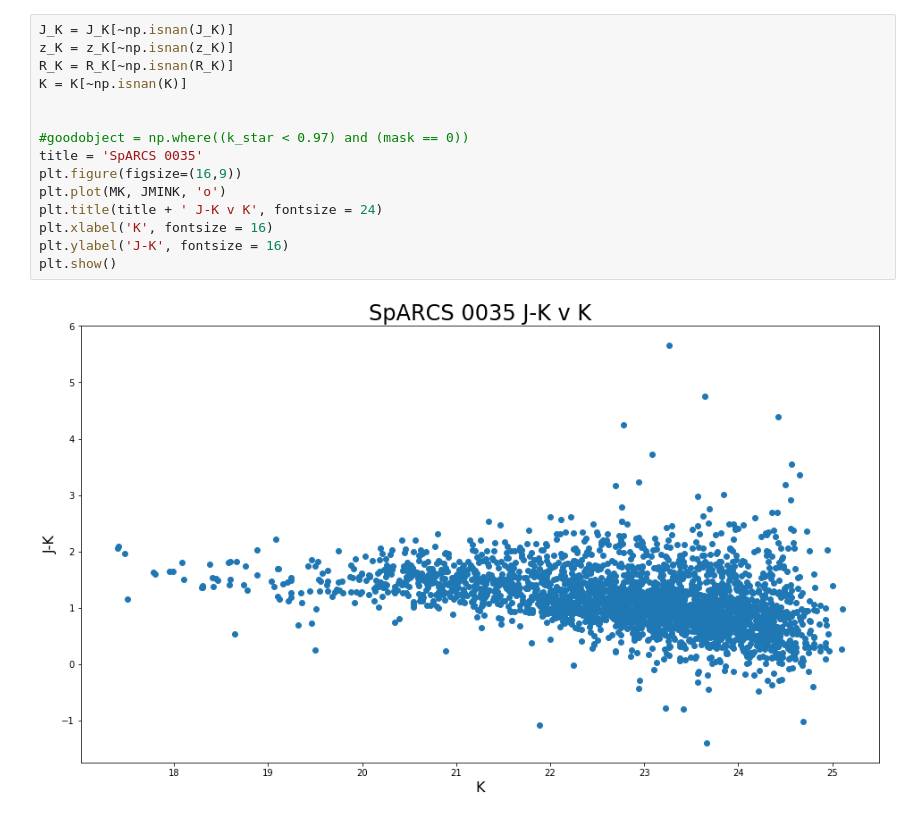
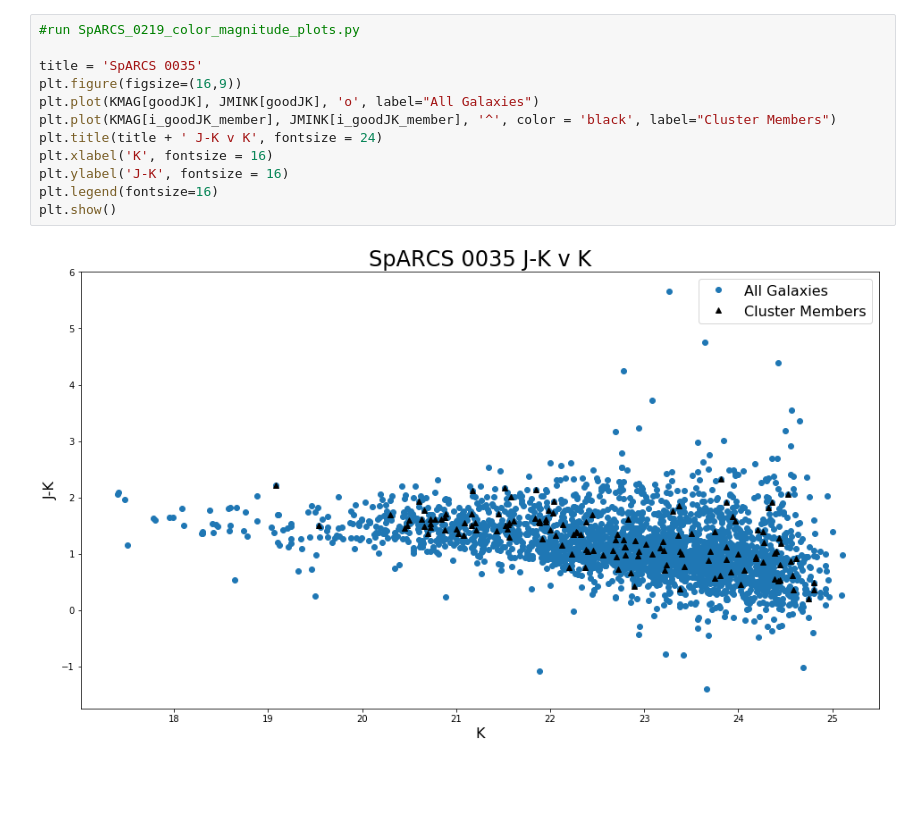
Before and after one commit to slafontaine1/GOGREEN-Color-Magnitude-Plots, a Jupyter notebook: SpARCS_0035_Color_Magnitude_plots.ipynb, the cells around one changed output. Cells and saved outputs as stored; diff of their text form; blank space fills up the shorter version.

```diff
--- a/SpARCS_0035_Color_Magnitude_plots.ipynb
+++ b/SpARCS_0035_Color_Magnitude_plots.ipynb
@@ -84,19 +67,16 @@ for i in range(len(k_star)):
 # %%
-J_K = J_K[~np.isnan(J_K)]
-z_K = z_K[~np.isnan(z_K)]
-R_K = R_K[~np.isnan(R_K)]
-K = K[~np.isnan(K)]
+#run SpARCS_0219_color_magnitude_plots.py
 
-
-#goodobject = np.where((k_star < 0.97) and (mask == 0))
 title = 'SpARCS 0035'
 plt.figure(figsize=(16,9))
-plt.plot(MK, JMINK, 'o')
+plt.plot(KMAG[goodJK], JMINK[goodJK], 'o', label="All Galaxies")
+plt.plot(KMAG[i_goodJK_member], JMINK[i_goodJK_member], '^', color = 'black', label="Cluster Members")
 plt.title(title + ' J-K v K', fontsize = 24)
 plt.xlabel('K', fontsize = 16)
 plt.ylabel('J-K', fontsize = 16)
+plt.legend(fontsize=16)
 plt.show()
 # %% [output]
-[figure, old version]
+[figure, new version]
 # %%
 plt.figure(figsize=(16,9))
```
Also changed, not shown: parts of 5 cells of this notebook, 12 other files.
